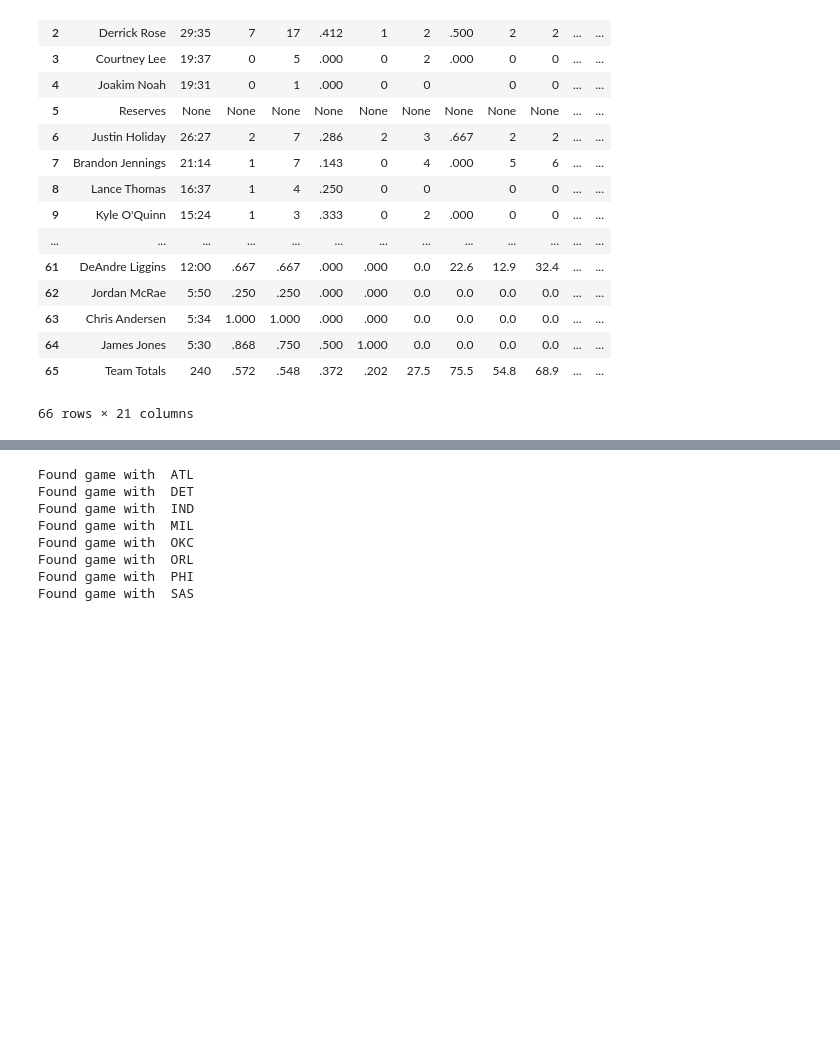
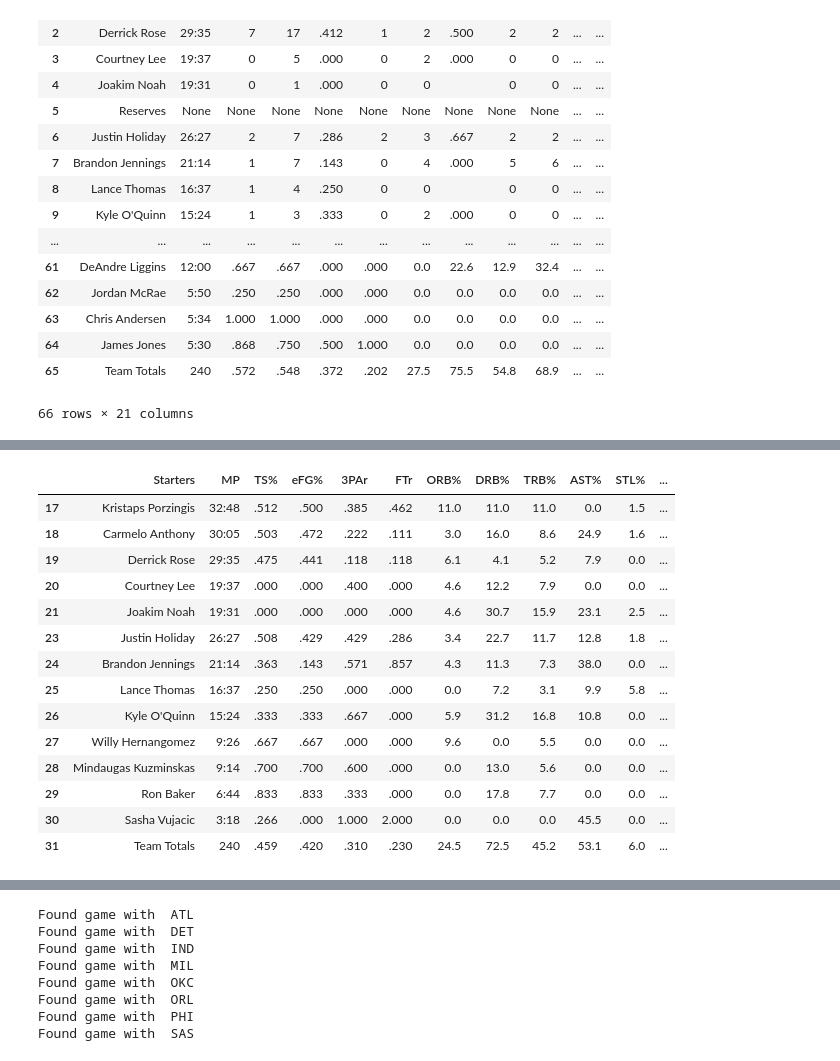
Before and after one commit to alhuang10/Basketball-Predictions, a Jupyter notebook: Basketball Reference Parsing.ipynb, the cells around one changed output, grey strips where cells are left out. Drawn from its saved outputs; the diff is of its cells as text; code cells hidden in the pictures; blank space fills up the shorter version.

```diff
--- a/Basketball Reference Parsing.ipynb
+++ b/Basketball Reference Parsing.ipynb
@@ -113,0 +11,3 @@ print(x)
+# %%
+# Get all the data rows from the webpage in bs4.Tag form
+data_rows = soup.findAll('tr')
@@ -265,0 +147,30 @@ title_string[19:38]
+# %%
+# Getting advanced stats for the second team
+advanced_stats_team_1 = df.iloc[first_empty+2:second_empty]
+
+# Eliminating the reserves row
+advanced_stats_team_1 = advanced_stats_team_1.loc[advanced_stats_team_1['Starters'] != 'Reserves']
+
+# Drop the last 5 columns that are empty for these advanced stats
+advanced_stats_team_1 = advanced_stats_team_1.dropna(axis=1)
+
+# Change the column values
+advanced_stats_team_1.columns = advanced_stat_column_headers
+
+advanced_stats_team_1
+# %% [output]
+|  | Starters | MP | TS% | eFG% | 3PAr | FTr | ORB% | DRB% | TRB% | AST% | STL% | ... |
+| 17 | Kristaps Porzingis | 32:48 | .512 | .500 | .385 | .462 | 11.0 | 11.0 | 11.0 | 0.0 | 1.5 | ... |
+| 18 | Carmelo Anthony | 30:05 | .503 | .472 | .222 | .111 | 3.0 | 16.0 | 8.6 | 24.9 | 1.6 | ... |
+| 19 | Derrick Rose | 29:35 | .475 | .441 | .118 | .118 | 6.1 | 4.1 | 5.2 | 7.9 | 0.0 | ... |
+| 20 | Courtney Lee | 19:37 | .000 | .000 | .400 | .000 | 4.6 | 12.2 | 7.9 | 0.0 | 0.0 | ... |
+| 21 | Joakim Noah | 19:31 | .000 | .000 | .000 | .000 | 4.6 | 30.7 | 15.9 | 23.1 | 2.5 | ... |
+| 23 | Justin Holiday | 26:27 | .508 | .429 | .429 | .286 | 3.4 | 22.7 | 11.7 | 12.8 | 1.8 | ... |
+| 24 | Brandon Jennings | 21:14 | .363 | .143 | .571 | .857 | 4.3 | 11.3 | 7.3 | 38.0 | 0.0 | ... |
+| 25 | Lance Thomas | 16:37 | .250 | .250 | .000 | .000 | 0.0 | 7.2 | 3.1 | 9.9 | 5.8 | ... |
+| 26 | Kyle O'Quinn | 15:24 | .333 | .333 | .667 | .000 | 5.9 | 31.2 | 16.8 | 10.8 | 0.0 | ... |
+| 27 | Willy Hernangomez | 9:26 | .667 | .667 | .000 | .000 | 9.6 | 0.0 | 5.5 | 0.0 | 0.0 | ... |
+| 28 | Mindaugas Kuzminskas | 9:14 | .700 | .700 | .600 | .000 | 0.0 | 13.0 | 5.6 | 0.0 | 0.0 | ... |
+| 29 | Ron Baker | 6:44 | .833 | .833 | .333 | .000 | 0.0 | 17.8 | 7.7 | 0.0 | 0.0 | ... |
+| 30 | Sasha Vujacic | 3:18 | .266 | .000 | 1.000 | 2.000 | 0.0 | 0.0 | 0.0 | 45.5 | 0.0 | ... |
+| 31 | Team Totals | 240 | .459 | .420 | .310 | .230 | 24.5 | 72.5 | 45.2 | 53.1 | 6.0 | ... |
```
Also changed, not shown: parts of 41 cells of this notebook.
